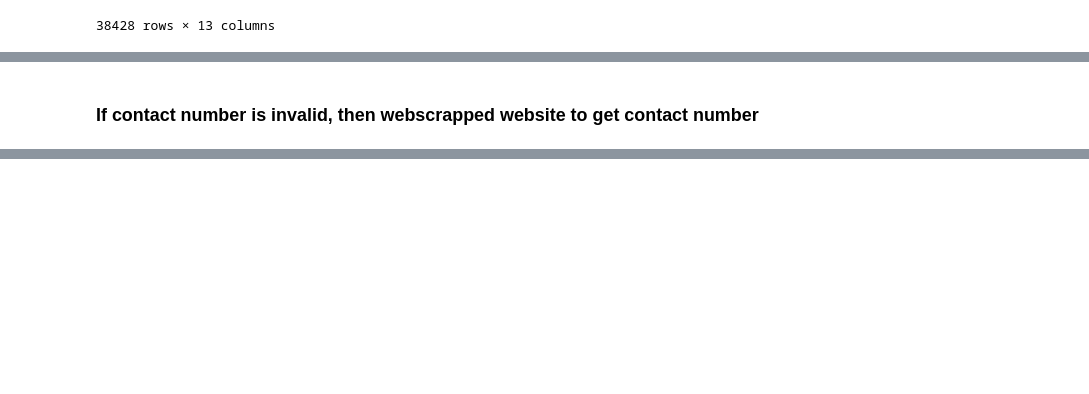
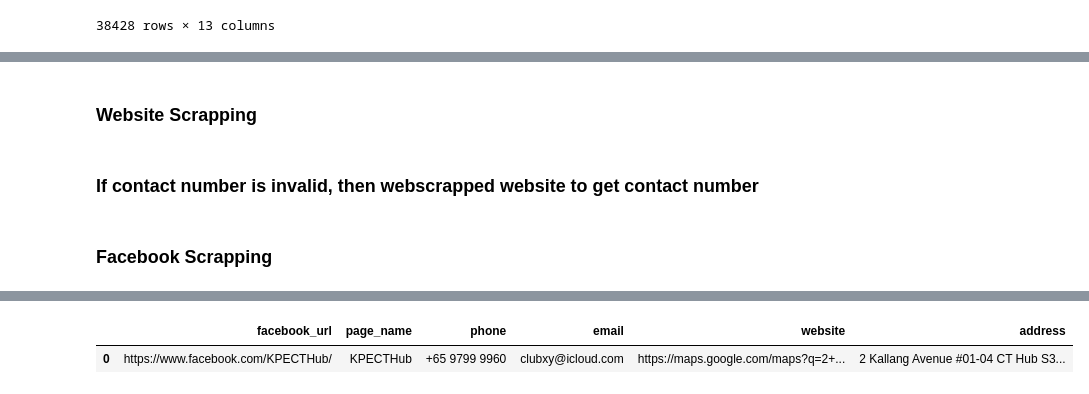
Before and after one commit to AzlieJohari57/Leads_Generation_Pipeline, a Jupyter notebook: Lead_Gen_Pipeline copy.ipynb, the cells around one changed output, grey strips where cells are left out. Cells and saved outputs as stored; diff of their text form; code cells hidden in the pictures; blank space fills up the shorter version.

```diff
--- a/Lead_Gen_Pipeline copy.ipynb
+++ b/Lead_Gen_Pipeline copy.ipynb
@@ -1096 +931,3 @@ print(count_non_nan)
+# %% [markdown]
+### Website Scrapping
 # %%
@@ -1250,0 +1088,68 @@ print(count_non_nan)
+# %% [markdown]
+### Facebook Scrapping
+# %%
+# Initialize the ApifyClient with your API token
+client = ApifyClient("apify_api_yNR85etaHpLtBzPoVozVVXUsCZe54u2Ffog1")
+
+# Function to validate Singapore phone numbers (MUST have country code)
+def validate_singapore_number(phone):
+    if not phone:
+        return None
+
+    # Remove all spaces, dashes, parentheses
+    cleaned = re.sub(r'[\s\-\(\)]', '', str(phone))
+
+    # MUST have country code: +65XXXXXXXX or 65XXXXXXXX
+    # First digit after country code must be 6, 8, or 9
+    # Total of 8 digits after country code
+    if re.match(r'^\+?65[689]\d{7}$', cleaned):
+        return phone  # Return original format
+
+    # Not a valid Singapore number with country code
+    return None
+
+# Prepare the Actor input
+run_input = {
+    "pages": [
+        "https://www.facebook.com/KPECTHub/",
+    ],
+    "language": "en-US",
+}
+
+# Run the Actor and wait for it to finish
+run = client.actor("oJ48ceKNY7ueGPGL0").call(run_input=run_input)
+
+# Collect results
+results = []
+for item in client.dataset(run["defaultDatasetId"]).iterate_items():
+    # Extract phone from multiple possible fields
+    raw_phone = item.get('phone', None) or item.get('wa_number', None)
+
+    # Validate it's a Singapore number WITH country code
+    phone = validate_singapore_number(raw_phone)
+
+    # Extract email
+    email = item.get('email', None)
+
+    # Extract website from the websites list (take first non-Google Maps link if available)
+    websites = item.get('websites', [])
+    website = None
+    if websites:
+        # Filter out Google Maps links and take the first real website
+        real_websites = [w for w in websites if 'maps.google.com' not in w]
+        website = real_websites[0] if real_websites else websites[0]
+
+    results.append({
+        'facebook_url': item.get('facebookUrl', None),
+        'page_name': item.get('pageName', None),
+        'phone': phone,  # Only Singapore numbers WITH country code or None
+        'email': email,
+        'website': website,
+        'address': item.get('address', None)
+    })
+
+# Create DataFrame
+df = pd.DataFrame(results)
+
+df
+# %% [output]
@@ -1250,0 +1171,2 @@ print(count_non_nan)
+|  | facebook_url | page_name | phone | email | website | address |
+| 0 | https://www.facebook.com/KPECTHub/ | KPECTHub | +65 9799 9960 | clubxy@icloud.com | https://maps.google.com/maps?q=2+... | 2 Kallang Avenue #01-04 CT Hub S3... |
```
Also changed, not shown: parts of 22 cells of this notebook.
